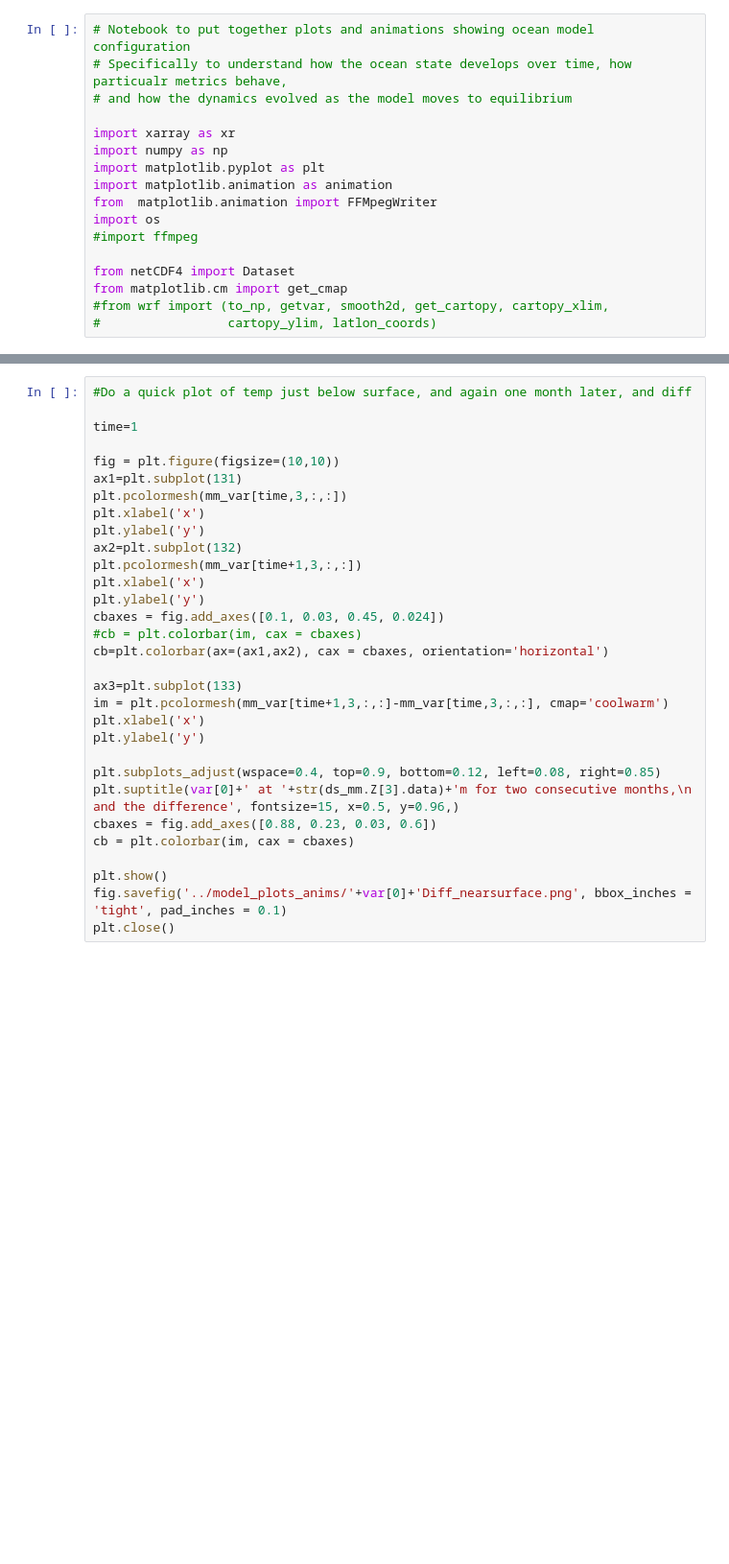
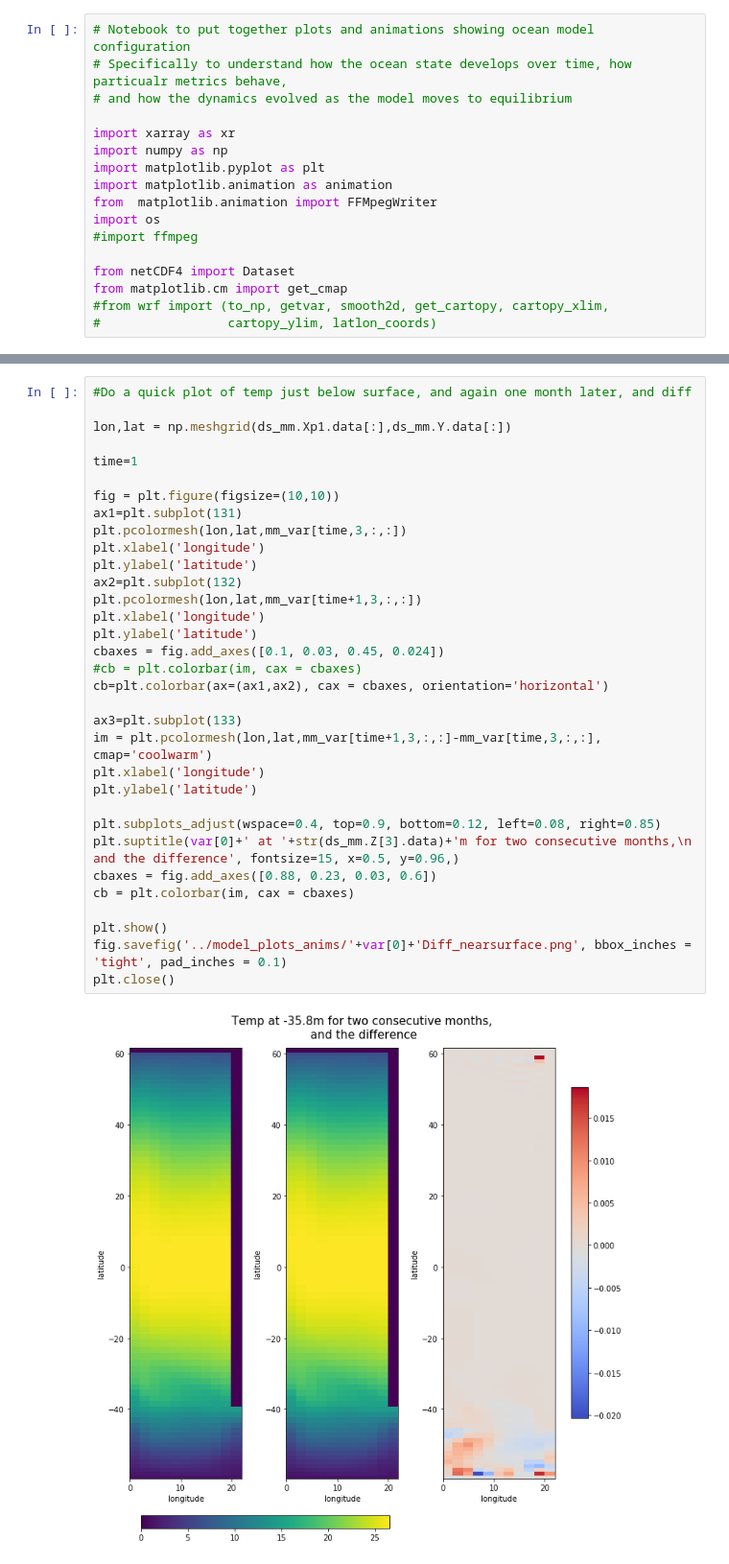
Before and after one commit to RachelFurner/DynamicPrediction, a Jupyter notebook: Model_Plots.ipynb, the cells around one changed output, grey strips where cells are left out. Shown: that part at 96% size. Drawn from its saved outputs; the diff is of its cells as text; blank space fills up the shorter version.

```diff
--- a/Model_Plots.ipynb
+++ b/Model_Plots.ipynb
@@ -68,35 +68,39 @@ Attributes:
     nco_openmp_thread_number:  1
 # %%
 #Do a quick plot of temp just below surface, and again one month later, and diff
+
+lon,lat = np.meshgrid(ds_mm.Xp1.data[:],ds_mm.Y.data[:])
 
 time=1
 
 fig = plt.figure(figsize=(10,10))
 ax1=plt.subplot(131)
-plt.pcolormesh(mm_var[time,3,:,:])
-plt.xlabel('x')
-plt.ylabel('y')
+plt.pcolormesh(lon,lat,mm_var[time,3,:,:])
+plt.xlabel('longitude')
+plt.ylabel('latitude')
 ax2=plt.subplot(132)
-plt.pcolormesh(mm_var[time+1,3,:,:])
-plt.xlabel('x')
-plt.ylabel('y')
+plt.pcolormesh(lon,lat,mm_var[time+1,3,:,:])
+plt.xlabel('longitude')
+plt.ylabel('latitude')
 cbaxes = fig.add_axes([0.1, 0.03, 0.45, 0.024])
 #cb = plt.colorbar(im, cax = cbaxes)
 cb=plt.colorbar(ax=(ax1,ax2), cax = cbaxes, orientation='horizontal')
 
 ax3=plt.subplot(133)
-im = plt.pcolormesh(mm_var[time+1,3,:,:]-mm_var[time,3,:,:], cmap='coolwarm')
-plt.xlabel('x')
-plt.ylabel('y')
+im = plt.pcolormesh(lon,lat,mm_var[time+1,3,:,:]-mm_var[time,3,:,:], cmap='coolwarm')
+plt.xlabel('longitude')
+plt.ylabel('latitude')
 
 plt.subplots_adjust(wspace=0.4, top=0.9, bottom=0.12, left=0.08, right=0.85)
 plt.suptitle(var[0]+' at '+str(ds_mm.Z[3].data)+'m for two consecutive months,\n and the difference', fontsize=15, x=0.5, y=0.96,)
 cbaxes = fig.add_axes([0.88, 0.23, 0.03, 0.6])
 cb = plt.colorbar(im, cax = cbaxes)
 
 plt.show()
 fig.savefig('../model_plots_anims/'+var[0]+'Diff_nearsurface.png', bbox_inches = 'tight', pad_inches = 0.1)
 plt.close()
+# %% [output]
+[figure, added]
 # %%
 # Plot fields at a few discrete times - start, middle and end,
 # for the near surface, a mid-depth, and near the bottom
```
Also changed, not shown: parts of 8 cells of this notebook, 1 other file.
